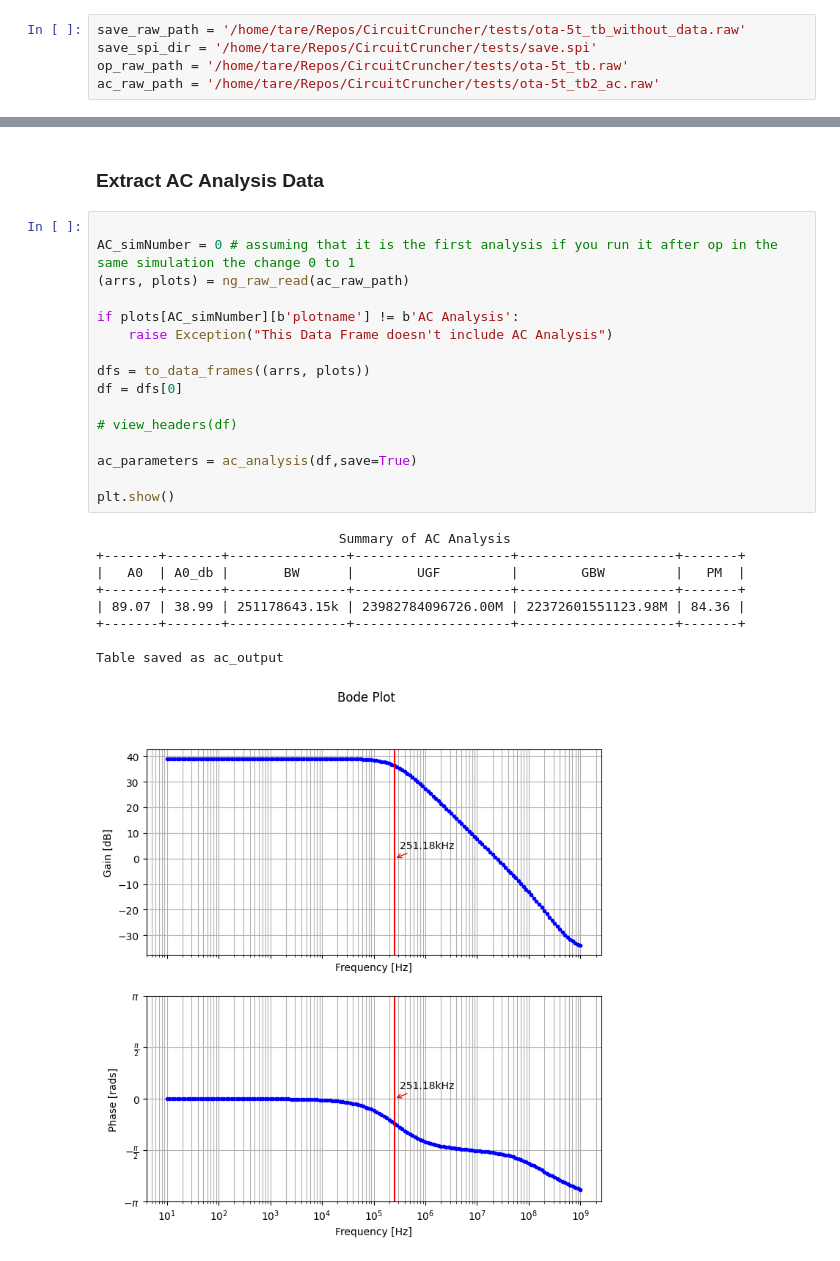
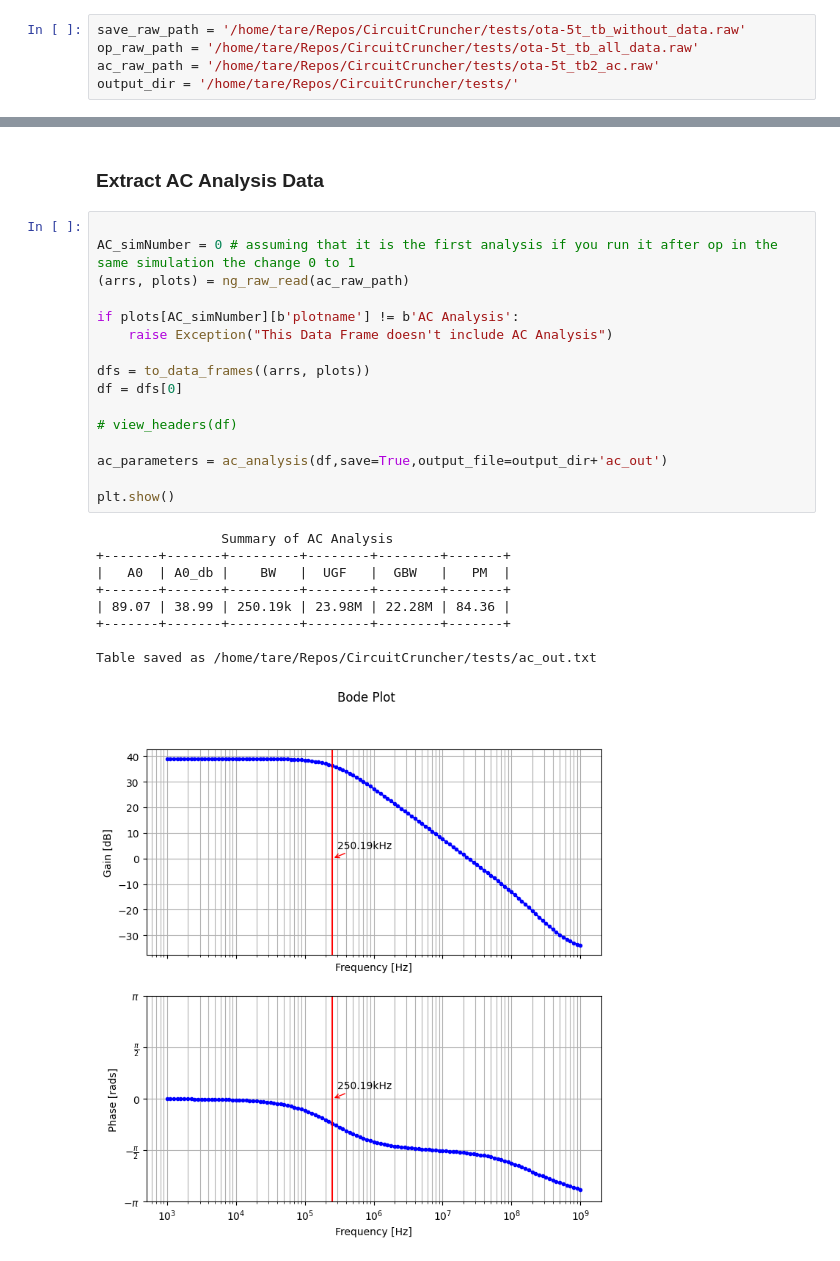
Before and after one commit to abdelrahmanali15/CircuitCruncher, a Jupyter notebook: post_analysis_notebook.ipynb, the cells around one changed output, grey strips where cells are left out. Cells and saved outputs as stored; diff of their text form.

```diff
--- a/post_analysis_notebook.ipynb
+++ b/post_analysis_notebook.ipynb
@@ -27,9 +27,9 @@ import matplotlib.pyplot as plt
 ### Add all paths to your raw files for each analysis
 # %%
 save_raw_path = '/home/tare/Repos/CircuitCruncher/tests/ota-5t_tb_without_data.raw'
-save_spi_dir = '/home/tare/Repos/CircuitCruncher/tests/save.spi'
-op_raw_path = '/home/tare/Repos/CircuitCruncher/tests/ota-5t_tb.raw'
+op_raw_path = '/home/tare/Repos/CircuitCruncher/tests/ota-5t_tb_all_data.raw'
 ac_raw_path = '/home/tare/Repos/CircuitCruncher/tests/ota-5t_tb2_ac.raw'
+output_dir = '/home/tare/Repos/CircuitCruncher/tests/'
 # %% [markdown]
 ### Generate Save Spice file for Operating point
         1. In your xschem testbench run op analysis, make sure to add `.options savecurrents` before your control block
@@ -110,26 +110,26 @@ Table saved as op_output
 # %%
 
 AC_simNumber = 0 # assuming that it is the first analysis if you run it after op in the same simulation the change 0 to 1
 (arrs, plots) = ng_raw_read(ac_raw_path)
 
 if plots[AC_simNumber][b'plotname'] != b'AC Analysis':
     raise Exception("This Data Frame doesn't include AC Analysis")
 
 dfs = to_data_frames((arrs, plots))
 df = dfs[0]
 
 # view_headers(df)
 
-ac_parameters = ac_analysis(df,save=True)
+ac_parameters = ac_analysis(df,save=True,output_file=output_dir+'ac_out')
 
 plt.show()
 # %% [output]
-                               Summary of AC Analysis
-+-------+-------+---------------+--------------------+--------------------+-------+
-|   A0  | A0_db |       BW      |        UGF         |        GBW         |   PM  |
-+-------+-------+---------------+--------------------+--------------------+-------+
-| 89.07 | 38.99 | 251178643.15k | 23982784096726.00M | 22372601551123.98M | 84.36 |
-+-------+-------+---------------+--------------------+--------------------+-------+
+                Summary of AC Analysis
++-------+-------+---------+--------+--------+-------+
+|   A0  | A0_db |    BW   |  UGF   |  GBW   |   PM  |
++-------+-------+---------+--------+--------+-------+
+| 89.07 | 38.99 | 250.19k | 23.98M | 22.28M | 84.36 |
++-------+-------+---------+--------+--------+-------+
 
-Table saved as ac_output
+Table saved as /home/tare/Repos/CircuitCruncher/tests/ac_out.txt
-[figure, old version]
+[figure, new version]
```
Also changed, not shown: parts of 2 cells of this notebook, 3 other files.
